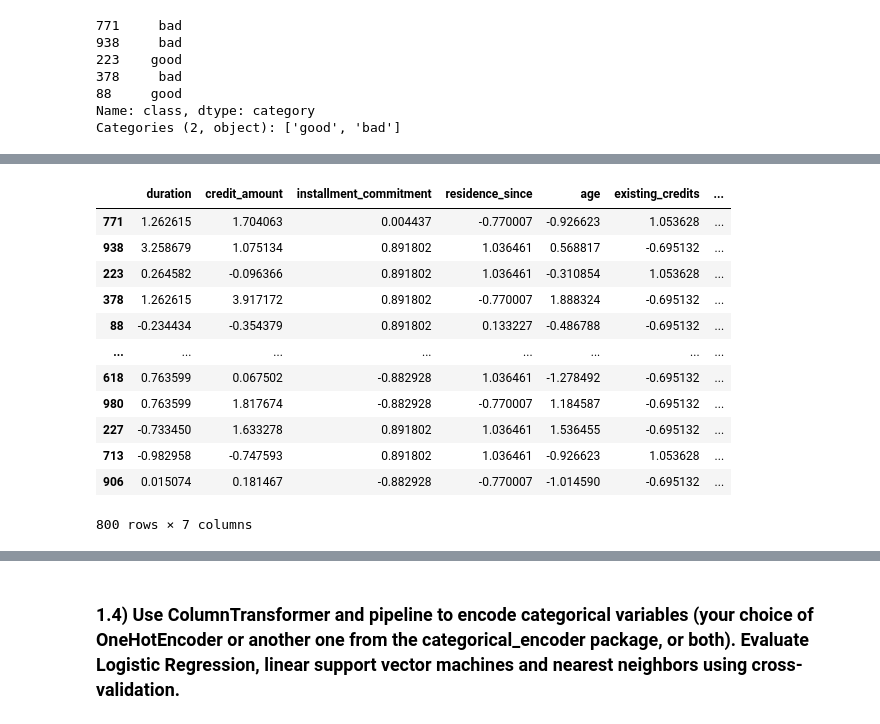
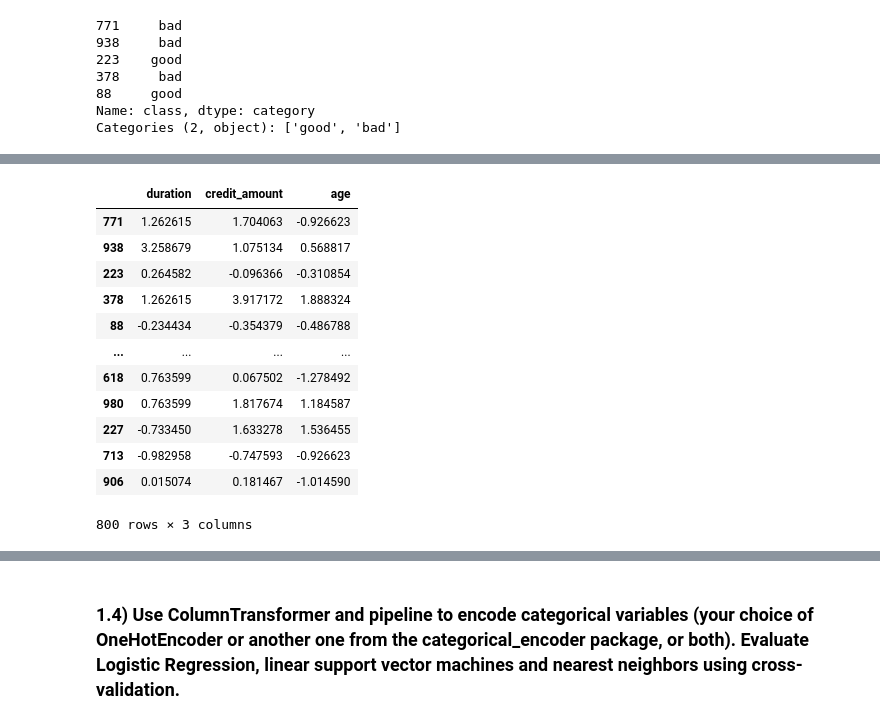
Before and after one commit to harshalk612/ML-Assigment, a Jupyter notebook: Advanced HW/hw2/hw2.ipynb, the cells around one changed output, grey strips where cells are left out. Cells and saved outputs as stored; diff of their text form; code cells hidden in the pictures.

```diff
--- a/Advanced HW/hw2/hw2.ipynb
+++ b/Advanced HW/hw2/hw2.ipynb
@@ -102 +105,8 @@ NUMERICAL FEATURES:
+# %%
+# THE ACTUAL MNUMERICAL FEATURES
+real_num_feats = [
+    'duration',
+    'credit_amount',
+    'age'
+]
 # %%
@@ -270,23 +290,23 @@ df_trcat
 # %%
 # Standard Scaler for Numeric Features
 stdscal = StandardScaler()
-X_transformed_num = stdscal.fit_transform(X_train[num_feats])
-df_trnum = pd.DataFrame(data = X_transformed_num, columns=num_feats, index=X_train.index)
+X_transformed_num = stdscal.fit_transform(X_train[real_num_feats])
+df_trnum = pd.DataFrame(data = X_transformed_num, columns=real_num_feats, index=X_train.index)
 df_trnum
 # %% [output]
-|  | duration | credit_amount | installment_commitment | residence_since | age | existing_credits | ... |
-| 771 | 1.262615 | 1.704063 | 0.004437 | -0.770007 | -0.926623 | 1.053628 | ... |
-| 938 | 3.258679 | 1.075134 | 0.891802 | 1.036461 | 0.568817 | -0.695132 | ... |
-| 223 | 0.264582 | -0.096366 | 0.891802 | 1.036461 | -0.310854 | 1.053628 | ... |
-| 378 | 1.262615 | 3.917172 | 0.891802 | -0.770007 | 1.888324 | -0.695132 | ... |
-| 88 | -0.234434 | -0.354379 | 0.891802 | 0.133227 | -0.486788 | -0.695132 | ... |
-| ... | ... | ... | ... | ... | ... | ... | ... |
-| 618 | 0.763599 | 0.067502 | -0.882928 | 1.036461 | -1.278492 | -0.695132 | ... |
-| 980 | 0.763599 | 1.817674 | -0.882928 | -0.770007 | 1.184587 | -0.695132 | ... |
-| 227 | -0.733450 | 1.633278 | 0.891802 | 1.036461 | 1.536455 | -0.695132 | ... |
-| 713 | -0.982958 | -0.747593 | 0.891802 | 1.036461 | -0.926623 | 1.053628 | ... |
-| 906 | 0.015074 | 0.181467 | -0.882928 | -0.770007 | -1.014590 | -0.695132 | ... |
+|  | duration | credit_amount | age |
+| 771 | 1.262615 | 1.704063 | -0.926623 |
+| 938 | 3.258679 | 1.075134 | 0.568817 |
+| 223 | 0.264582 | -0.096366 | -0.310854 |
+| 378 | 1.262615 | 3.917172 | 1.888324 |
+| 88 | -0.234434 | -0.354379 | -0.486788 |
+| ... | ... | ... | ... |
+| 618 | 0.763599 | 0.067502 | -1.278492 |
+| 980 | 0.763599 | 1.817674 | 1.184587 |
+| 227 | -0.733450 | 1.633278 | 1.536455 |
+| 713 | -0.982958 | -0.747593 | -0.926623 |
+| 906 | 0.015074 | 0.181467 | -1.014590 |
-800 rows × 7 columns
+800 rows × 3 columns
 # %%
 # Whole Transformed Dataset
 df_trans_manX = pd.concat([df_trcat, df_trnum], axis=1)
```
Also changed, not shown: parts of 94 cells of this notebook, 1 other file.
